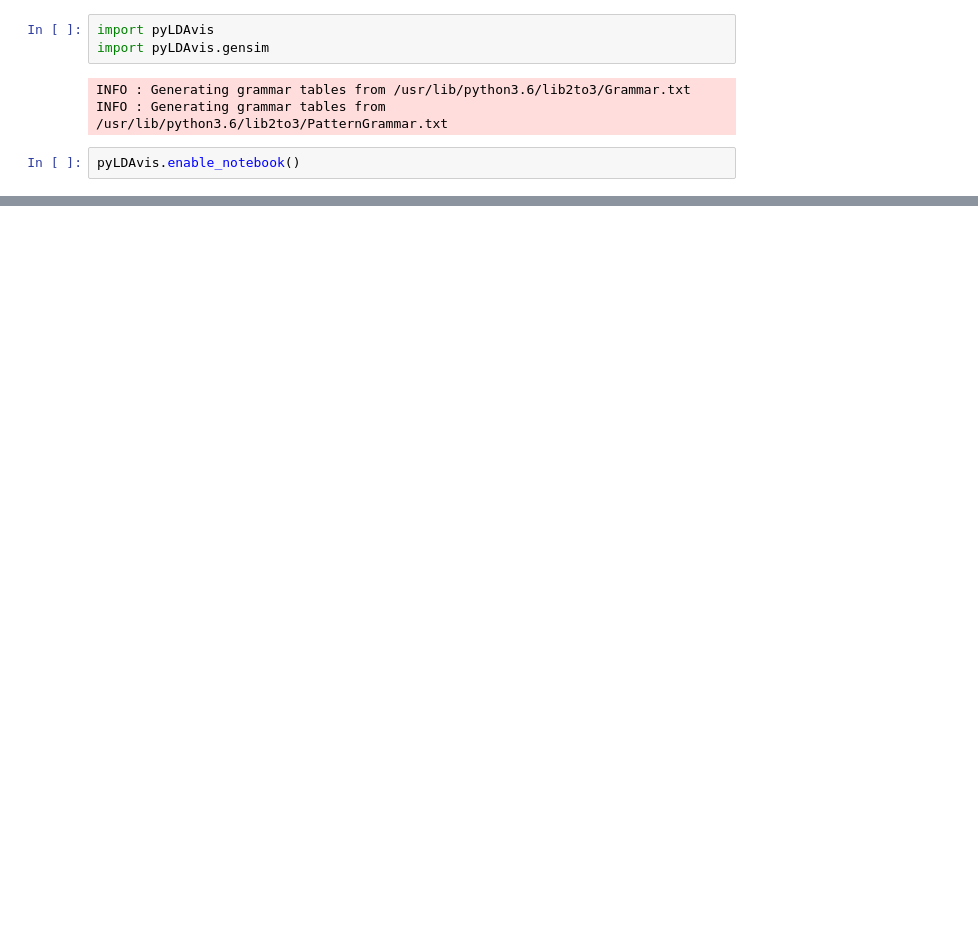
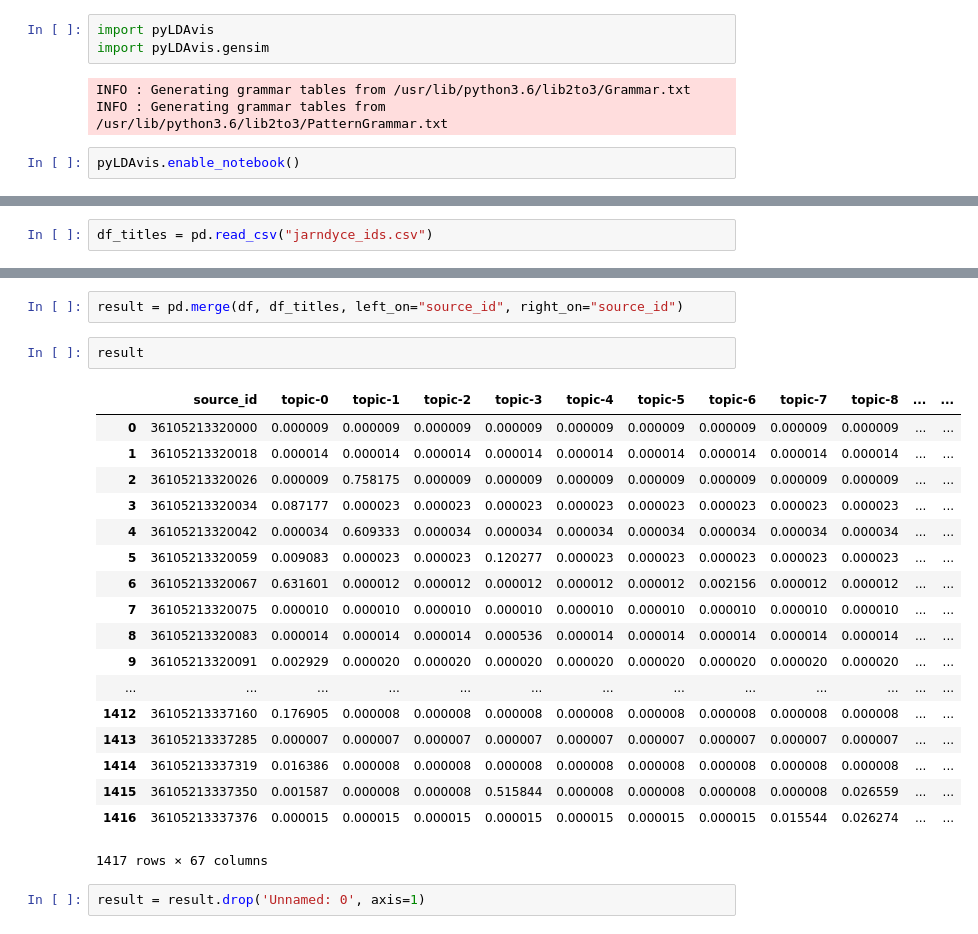
Before and after one commit to sul-cidr/jarndyce, a Jupyter notebook: tm-gensim.ipynb, the cells around one changed output, grey strips where cells are left out. Saved outputs shown, nothing was run; the diff lists cells and outputs as text; blank space fills up the shorter version.

```diff
--- a/tm-gensim.ipynb
+++ b/tm-gensim.ipynb
@@ -231,0 +409,2 @@ topic
+# %%
+df_titles = pd.read_csv("jarndyce_ids.csv")
@@ -231,0 +432,25 @@ topic
+# %%
+result = pd.merge(df, df_titles, left_on="source_id", right_on="source_id")
+# %%
+result
+# %% [output]
+|  | source_id | topic-0 | topic-1 | topic-2 | topic-3 | topic-4 | topic-5 | topic-6 | topic-7 | topic-8 | ... | ... |
+| 0 | 36105213320000 | 0.000009 | 0.000009 | 0.000009 | 0.000009 | 0.000009 | 0.000009 | 0.000009 | 0.000009 | 0.000009 | ... | ... |
+| 1 | 36105213320018 | 0.000014 | 0.000014 | 0.000014 | 0.000014 | 0.000014 | 0.000014 | 0.000014 | 0.000014 | 0.000014 | ... | ... |
+| 2 | 36105213320026 | 0.000009 | 0.758175 | 0.000009 | 0.000009 | 0.000009 | 0.000009 | 0.000009 | 0.000009 | 0.000009 | ... | ... |
+| 3 | 36105213320034 | 0.087177 | 0.000023 | 0.000023 | 0.000023 | 0.000023 | 0.000023 | 0.000023 | 0.000023 | 0.000023 | ... | ... |
+| 4 | 36105213320042 | 0.000034 | 0.609333 | 0.000034 | 0.000034 | 0.000034 | 0.000034 | 0.000034 | 0.000034 | 0.000034 | ... | ... |
+| 5 | 36105213320059 | 0.009083 | 0.000023 | 0.000023 | 0.120277 | 0.000023 | 0.000023 | 0.000023 | 0.000023 | 0.000023 | ... | ... |
+| 6 | 36105213320067 | 0.631601 | 0.000012 | 0.000012 | 0.000012 | 0.000012 | 0.000012 | 0.002156 | 0.000012 | 0.000012 | ... | ... |
+| 7 | 36105213320075 | 0.000010 | 0.000010 | 0.000010 | 0.000010 | 0.000010 | 0.000010 | 0.000010 | 0.000010 | 0.000010 | ... | ... |
+| 8 | 36105213320083 | 0.000014 | 0.000014 | 0.000014 | 0.000536 | 0.000014 | 0.000014 | 0.000014 | 0.000014 | 0.000014 | ... | ... |
+| 9 | 36105213320091 | 0.002929 | 0.000020 | 0.000020 | 0.000020 | 0.000020 | 0.000020 | 0.000020 | 0.000020 | 0.000020 | ... | ... |
+| ... | ... | ... | ... | ... | ... | ... | ... | ... | ... | ... | ... | ... |
+| 1412 | 36105213337160 | 0.176905 | 0.000008 | 0.000008 | 0.000008 | 0.000008 | 0.000008 | 0.000008 | 0.000008 | 0.000008 | ... | ... |
+| 1413 | 36105213337285 | 0.000007 | 0.000007 | 0.000007 | 0.000007 | 0.000007 | 0.000007 | 0.000007 | 0.000007 | 0.000007 | ... | ... |
+| 1414 | 36105213337319 | 0.016386 | 0.000008 | 0.000008 | 0.000008 | 0.000008 | 0.000008 | 0.000008 | 0.000008 | 0.000008 | ... | ... |
+| 1415 | 36105213337350 | 0.001587 | 0.000008 | 0.000008 | 0.515844 | 0.000008 | 0.000008 | 0.000008 | 0.000008 | 0.026559 | ... | ... |
+| 1416 | 36105213337376 | 0.000015 | 0.000015 | 0.000015 | 0.000015 | 0.000015 | 0.000015 | 0.000015 | 0.015544 | 0.026274 | ... | ... |
+1417 rows × 67 columns
+# %%
+result = result.drop('Unnamed: 0', axis=1)
```
Also changed, not shown: parts of 34 cells of this notebook, 3 other files.
